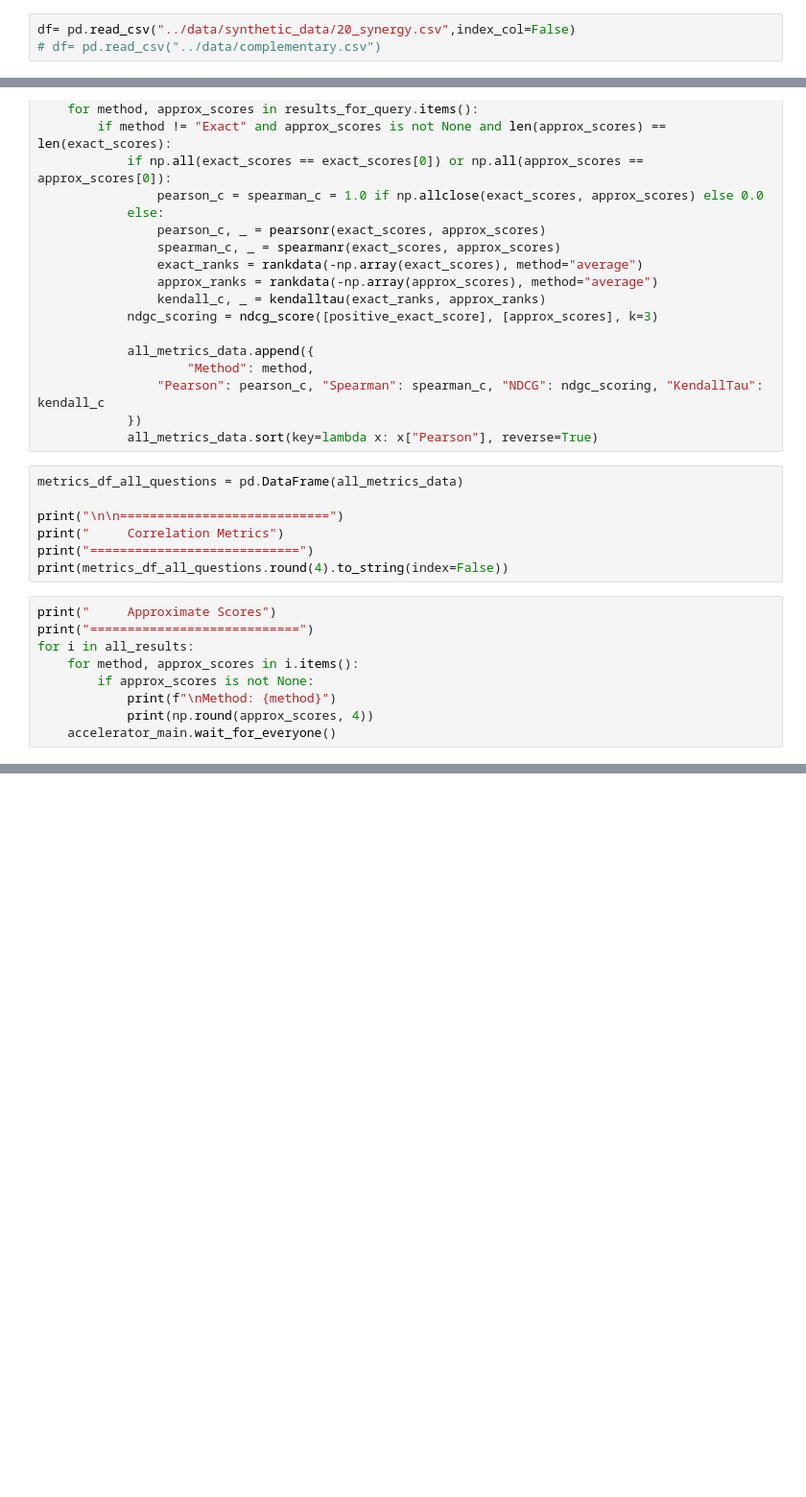
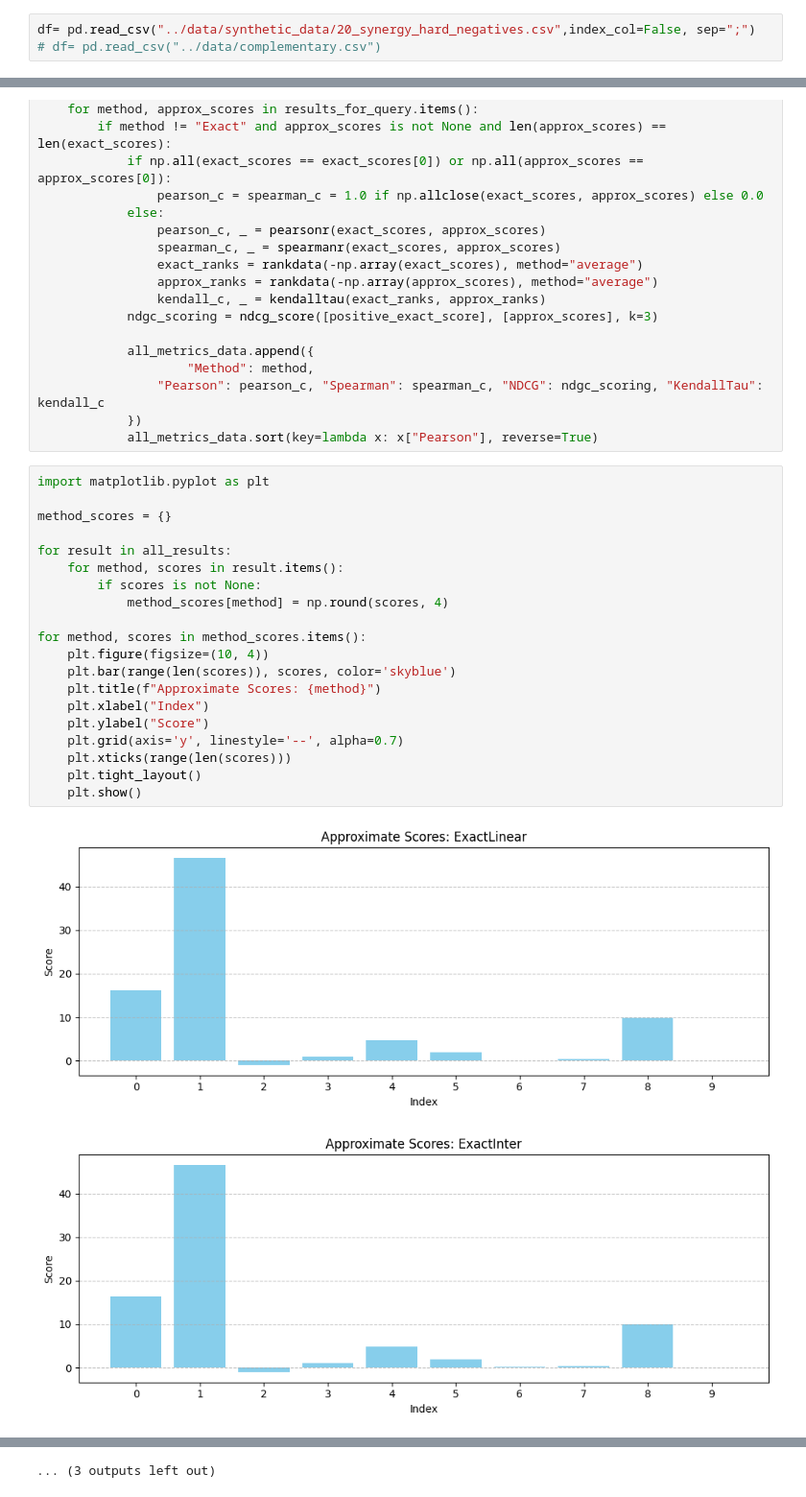
Before and after one commit to iNema9590/LLMX, a Jupyter notebook: Notebooks/rag.ipynb, the cells around one changed output, grey strips where cells are left out. Shown at 96% size. Drawn from its saved outputs; the diff is of its cells as text; blank space fills up the shorter version.

```diff
--- a/Notebooks/rag.ipynb
+++ b/Notebooks/rag.ipynb
@@ -18,5 +19,5 @@ parent_dir = os.path.abspath(os.path.join(current_dir, '..'))
 sys.path.append(parent_dir)
 from SHapRAG import *
 # %%
-df= pd.read_csv("../data/synthetic_data/20_synergy.csv",index_col=False)
+df= pd.read_csv("../data/synthetic_data/20_synergy_hard_negatives.csv",index_col=False, sep=";")
 # df= pd.read_csv("../data/complementary.csv")
@@ -233,19 +278,26 @@ if exact_scores is not None:
                 "Pearson": pearson_c, "Spearman": spearman_c, "NDCG": ndgc_scoring, "KendallTau": kendall_c
             })
             all_metrics_data.sort(key=lambda x: x["Pearson"], reverse=True)
-# %%
-metrics_df_all_questions = pd.DataFrame(all_metrics_data)
-
-print("\n\n============================")
-print("     Correlation Metrics")
-print("============================")
-print(metrics_df_all_questions.round(4).to_string(index=False))
-# %%
-print("     Approximate Scores")
-print("============================")
-for i in all_results:
-    for method, approx_scores in i.items():
-        if approx_scores is not None:
-            print(f"\nMethod: {method}")
-            print(np.round(approx_scores, 4))
-    accelerator_main.wait_for_everyone()
+# %%
+import matplotlib.pyplot as plt
+
+method_scores = {}
+
+for result in all_results:
+    for method, scores in result.items():
+        if scores is not None:
+            method_scores[method] = np.round(scores, 4)
+
+for method, scores in method_scores.items():
+    plt.figure(figsize=(10, 4))
+    plt.bar(range(len(scores)), scores, color='skyblue')
+    plt.title(f"Approximate Scores: {method}")
+    plt.xlabel("Index")
+    plt.ylabel("Score")
+    plt.grid(axis='y', linestyle='--', alpha=0.7)
+    plt.xticks(range(len(scores)))
+    plt.tight_layout()
+    plt.show()
+# %% [output]
+[figure, added]
+[figure, added]
@@ -251,0 +314 @@ for i in all_results:
+... (3 outputs left out)
```
Also changed, not shown: parts of 12 cells of this notebook, 29 other files.
